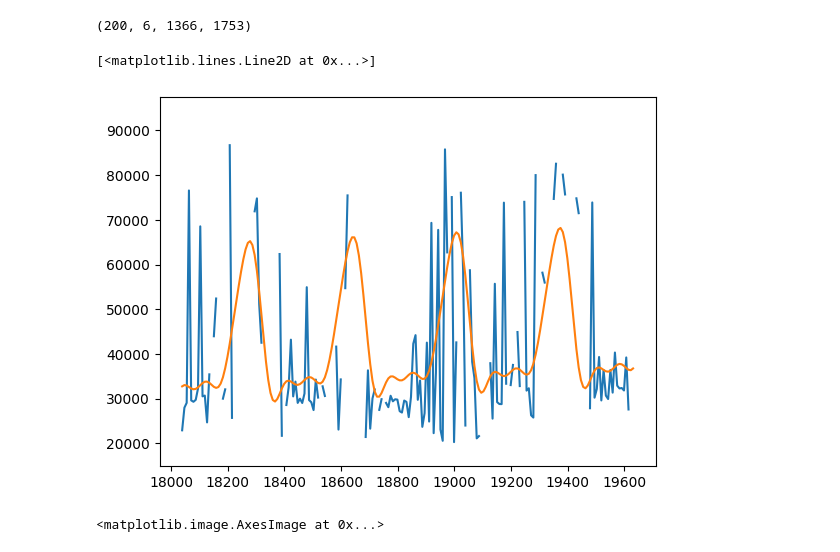
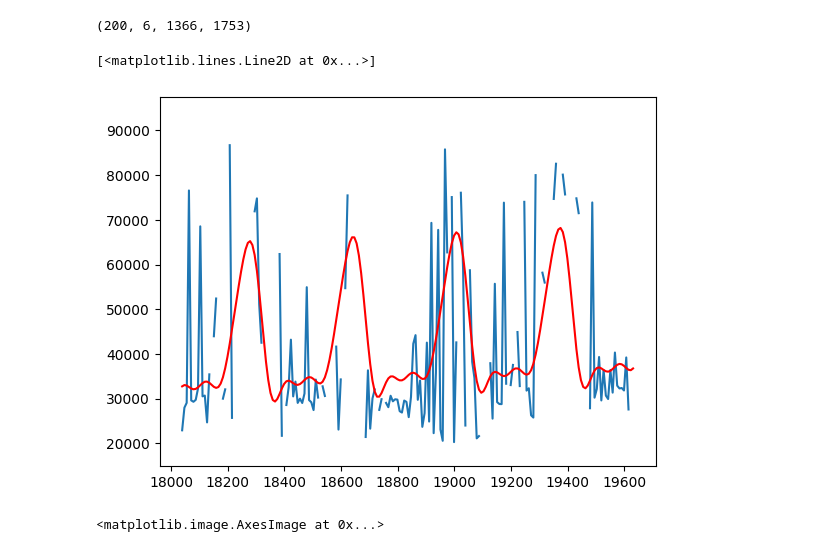
Before and after one commit to seerai/HarmonicRegressionDemo, a Jupyter notebook: test_data.ipynb, the cells around one changed output. Saved outputs shown, nothing was run; the diff lists cells and outputs as text; code cells hidden in the pictures.

```diff
--- a/test_data.ipynb
+++ b/test_data.ipynb
@@ -112,16 +112,16 @@ zf['landsat/tesseract'].shape
 # %%
 logging.getLogger("matplotlib").setLevel(logging.WARNING)
 
 ls = tasseled_cap(assets['$0'])
 ls[ls==0] = np.nan
 tct_ls = ls[:, 0, 0, 4]
 times = grids['$0']['t'][:,0].astype("datetime64[D]").astype(int)
 pred = fourier_series(brightness_job[0, :, 0, 4], times)
 plt.plot(times, tct_ls)
-plt.plot(times, pred)
+plt.plot(times, pred, color='red')
 # %% [output]
 [<matplotlib.lines.Line2D at 0x...>]
-[figure, old version]
+[figure, new version]
 # %%
 harmonic = 4
 img_arr = np.array((brightness_job[0,harmonic,:,:], greenness_job[0, harmonic, :, :], wetness_job[0,harmonic,:,:]))[:, :1000, :1500]
```
Also changed, not shown: 3 other files.
